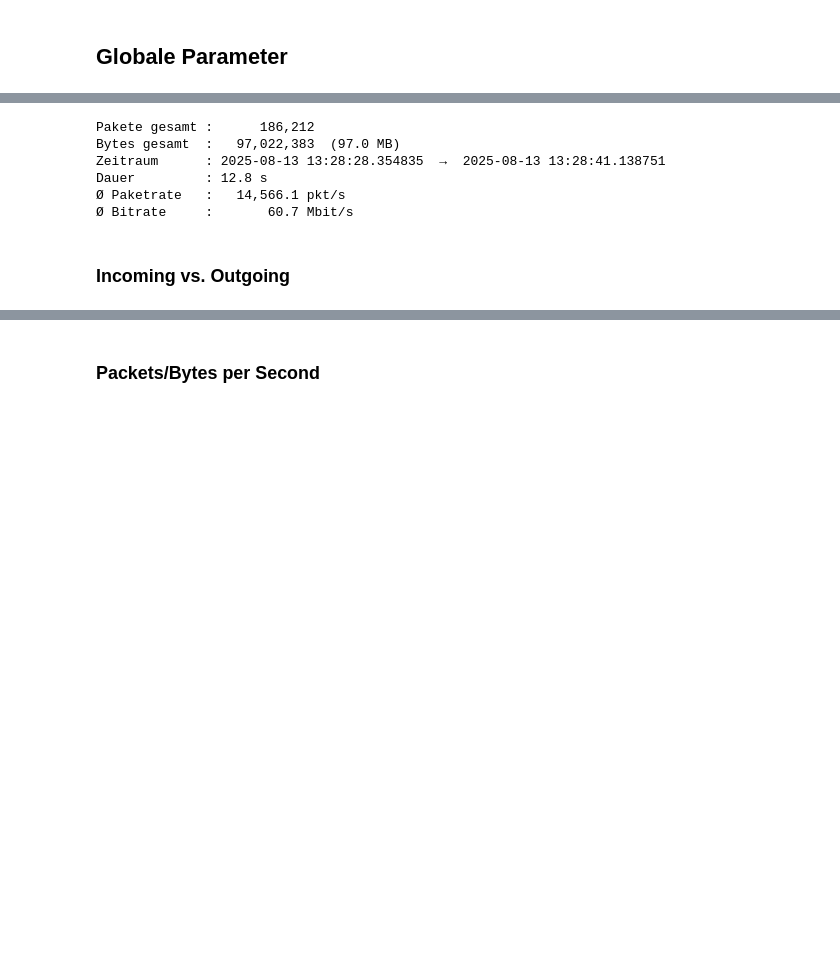
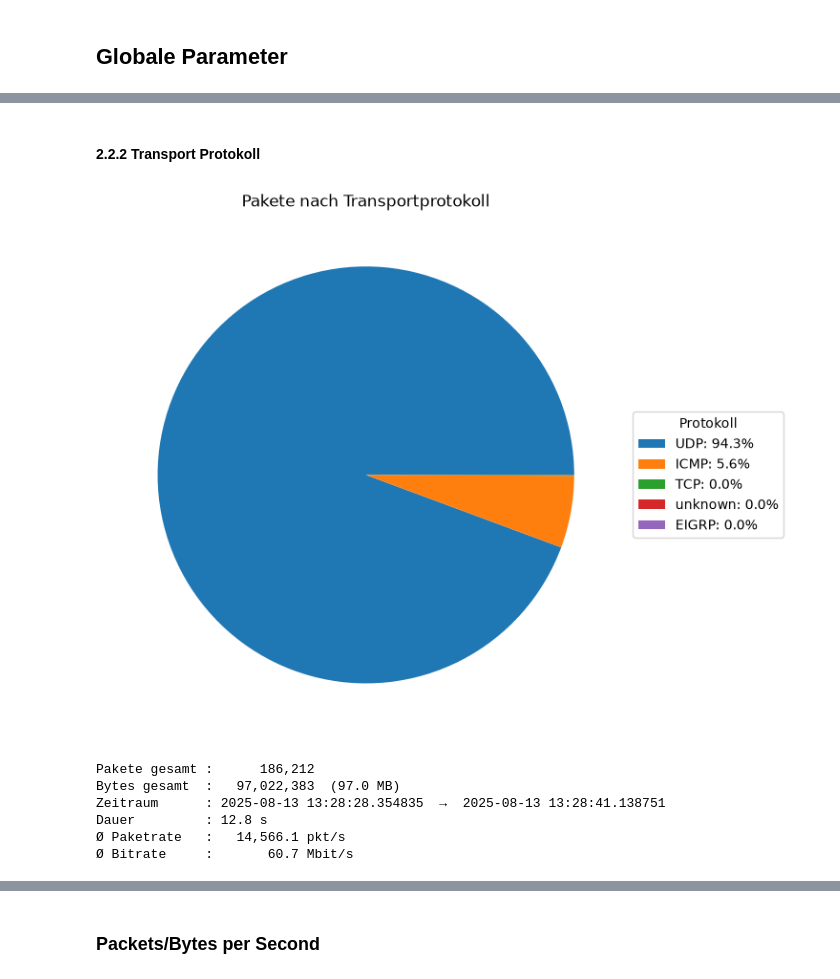
Before and after one commit to lukasseb/ddos_analysis, a Jupyter notebook: ddos_analyse.ipynb, the cells around one changed output, grey strips where cells are left out. Drawn from its saved outputs; the diff is of its cells as text; code cells hidden in the pictures; blank space fills up the shorter version.

```diff
--- a/ddos_analyse.ipynb
+++ b/ddos_analyse.ipynb
@@ -127,0 +187,2 @@ shape: (10, 10)
+# %% [markdown]
+#### 2.2.2 Transport Protokoll
@@ -128,3 +199,27 @@ shape: (10, 10)
+# %%
+counts = (
+    lf.group_by("ip.proto.num")
+    .agg(pl.len().alias("count"))
+    .collect()
+    .sort("count", descending=True)
+)
+
+proto_names = {6: "TCP", 17: "UDP", 1: "ICMP", 88: "EIGRP", None: "unknown"}
+total = counts["count"].sum()
+
+labels = [
+    f"{proto_names.get(p, str(p))}: {c/total*100:.1f}%"
+    for p, c in zip(counts["ip.proto.num"], counts["count"])
+]
+
+fig, ax = plt.subplots(figsize=(7, 6))
+wedges, _ = ax.pie(counts["count"])
+ax.set_title("Pakete nach Transportprotokoll")
+ax.legend(wedges, labels, title="Protokoll", loc="center left", bbox_to_anchor=(1, 0.5))
+plt.tight_layout()
+plt.show()
+# %% [output]
+[figure, added]
 # %%
 total_packets: int  = lf.select(pl.len()).collect().item()
 total_bytes: int = lf.select(pl.col("frame.len").sum()).collect().item()
@@ -146,5 +241,3 @@ Zeitraum      : 2025-08-13 13:28:28.354835  →  2025-08-13 13:28:41.138751
 Dauer         : 12.8 s
 Ø Paketrate   :   14,566.1 pkt/s
 Ø Bitrate     :       60.7 Mbit/s
-# %% [markdown]
-### Incoming vs. Outgoing
```
Also changed, not shown: parts of 23 cells of this notebook, 1 other file.
